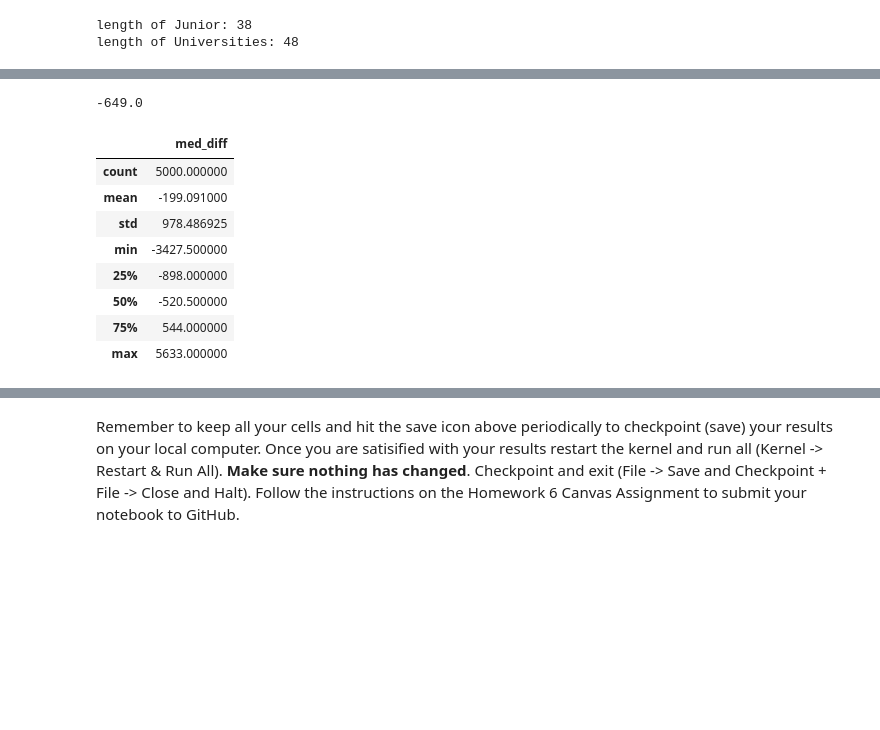
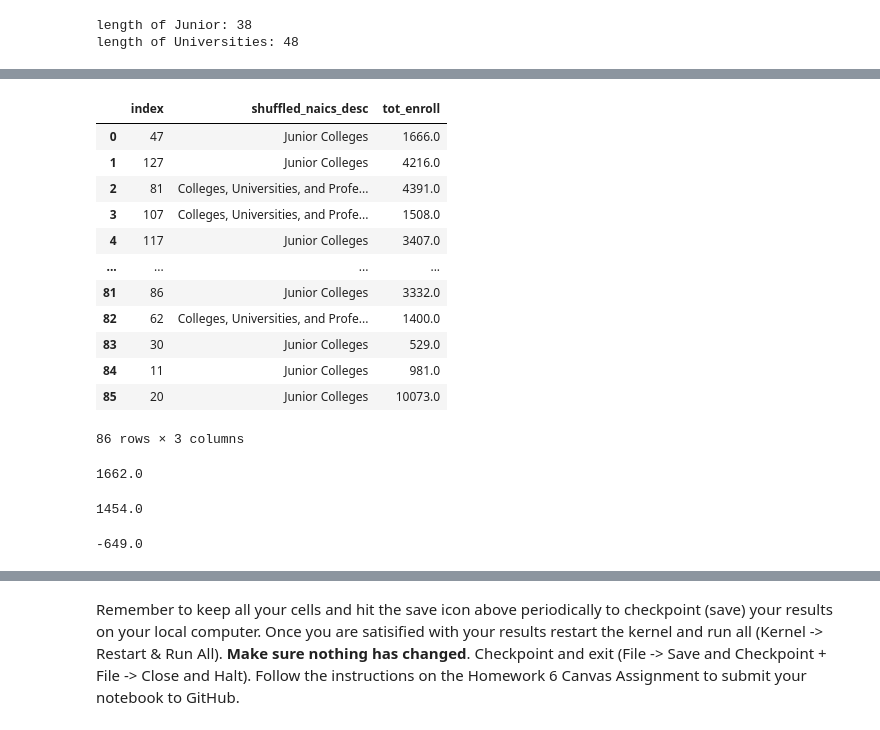
Before and after one commit to Gomez-Andres-8/STAT-207-Coursework, a Jupyter notebook: homework_06/homework_06.ipynb, the cells around one changed output, grey strips where cells are left out. Cells and saved outputs as stored; diff of their text form; code cells hidden in the pictures; blank space fills up the shorter version.

```diff
--- a/homework_06/homework_06.ipynb
+++ b/homework_06/homework_06.ipynb
@@ -246,3 +270,28 @@ df_new.head()
+# %%
+df_new['tot_enroll'] = df['tot_enroll']
+df_new
+# %% [output]
+|  | index | shuffled_naics_desc | tot_enroll |
+| 0 | 47 | Junior Colleges | 1666.0 |
+| 1 | 127 | Junior Colleges | 4216.0 |
+| 2 | 81 | Colleges, Universities, and Profe... | 4391.0 |
+| 3 | 107 | Colleges, Universities, and Profe... | 1508.0 |
+| 4 | 117 | Junior Colleges | 3407.0 |
+| ... | ... | ... | ... |
+| 81 | 86 | Junior Colleges | 3332.0 |
+| 82 | 62 | Colleges, Universities, and Profe... | 1400.0 |
+| 83 | 30 | Junior Colleges | 529.0 |
+| 84 | 11 | Junior Colleges | 981.0 |
+| 85 | 20 | Junior Colleges | 10073.0 |
+86 rows × 3 columns
+# %%
+df_new[df_new.shuffled_naics_desc == 'Junior Colleges']['tot_enroll'].median()
+# %% [output]
+1662.0
+# %%
+df_new[df_new.shuffled_naics_desc == 'Colleges, Universities, and Professional Schools']['tot_enroll'].median()
+# %% [output]
+1454.0
 # %%
 df_junior['tot_enroll'].median() - df_uni['tot_enroll'].median()
 # %% [output]
@@ -257,13 +298,0 @@ for i in range(5000):
-# %%
-df_diff_sim = pd.DataFrame(df_diff_sim)
-df_diff_sim.describe()
-# %% [output]
-|  | med_diff |
-| count | 5000.000000 |
-| mean | -199.091000 |
-| std | 978.486925 |
-| min | -3427.500000 |
-| 25% | -898.000000 |
-| 50% | -520.500000 |
-| 75% | 544.000000 |
-| max | 5633.000000 |
```
Also changed, not shown: parts of 23 cells of this notebook.
